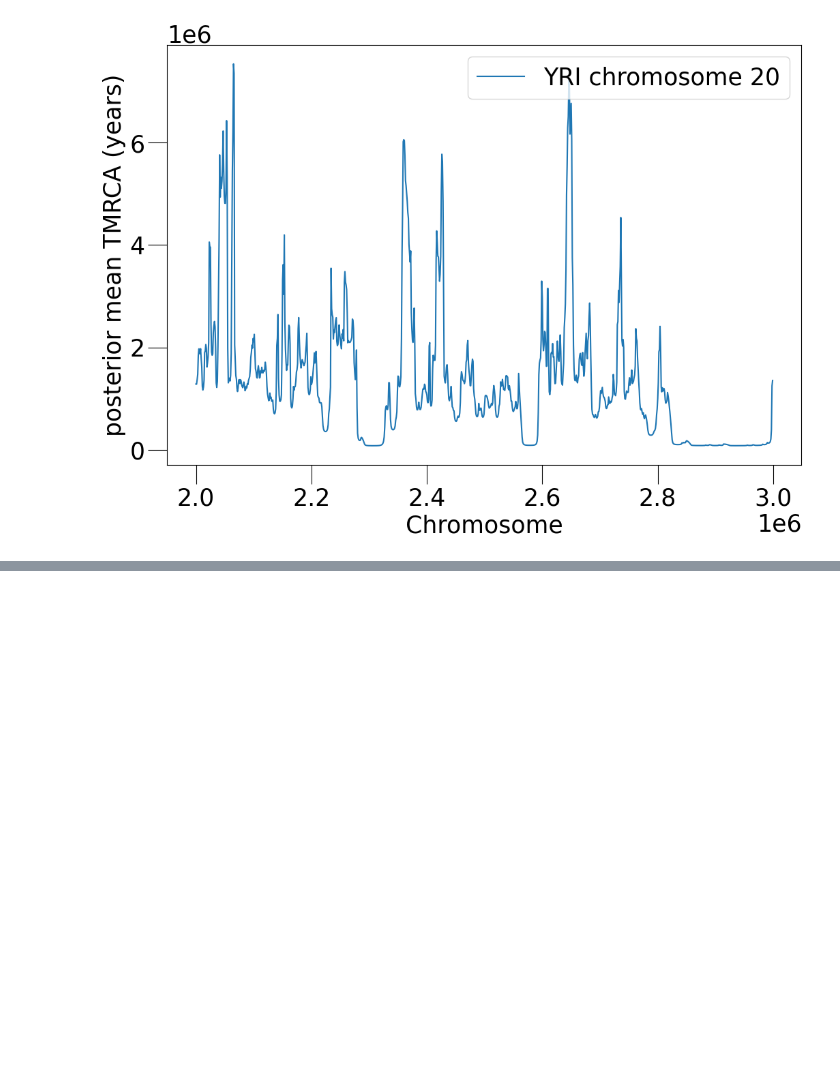
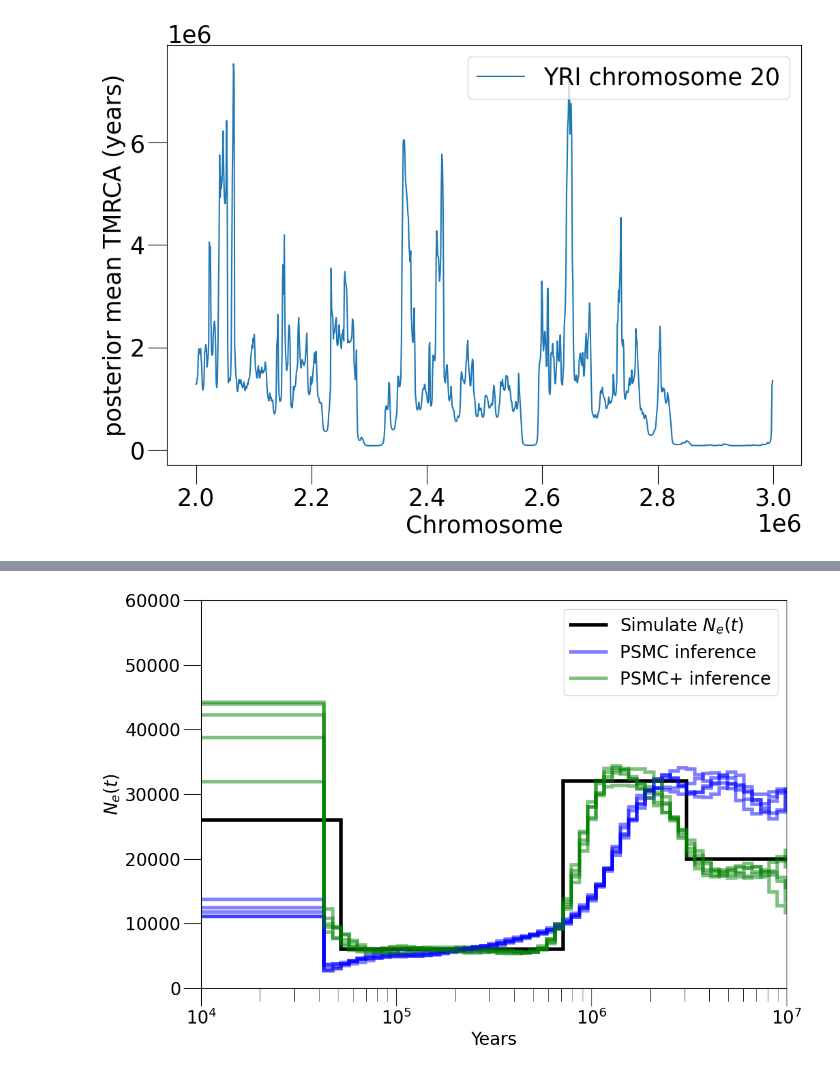
Before and after one commit to trevorcousins/PSMCplus, a Jupyter notebook: tutorial/Inference_tutorial.ipynb, the cells around one changed output, grey strips where cells are left out. Saved outputs shown, nothing was run; the diff lists cells and outputs as text; code cells hidden in the pictures; blank space fills up the shorter version.

```diff
--- a/tutorial/Inference_tutorial.ipynb
+++ b/tutorial/Inference_tutorial.ipynb
@@ -131,0 +460,19 @@ plt.legend()
+# %%
+# set parameters for simulation
+
+D=64
+spread_1=0.1
+spread_2=50
+N_size = 2e+04
+
+time_coalescent = time_intervals_fcn(D,spread_1,spread_2)
+time_gens = time_coalescent*2*N_size
+gen=29
+
+N_array = np.ones(shape=(D))
+N_array[0:3] = 1.3
+N_array[3:30] = 0.3
+N_array[30:45] = 1.6
+N_array = N_array*N_size
+
+ztheta = mean_mu*4*N_size
@@ -131,0 +537,40 @@ plt.legend()
+# %%
+time_years = time_gens*gen
+
+plt.stairs(edges=time_years,values=N_array,label="Simulate $N_e(t)$",baseline=None,linewidth=4,color="black")
+for rep in range(0,num_replicates):
+
+    const_file = f'/home/trevor/testing_varyingmuPSMCplus/copyme/inference_assumeconst_changingNe_rep{rep}_a{a}b{b}_final_parameters.txt'
+    final_params = np.loadtxt(const_file)
+    time_array = list(final_params[:,1])
+    time_array.insert(0,0)
+    time_array = np.array(time_array)
+    if rep==1:
+        zlab = 'PSMC inference'
+    else:
+        zlab = ''
+    plt.stairs(edges=(time_array/mu)*gen,values=(1/final_params[:,2])/mu,color="blue",label=zlab,linewidth=4,linestyle="solid",baseline=None,alpha=0.5)
+
+
+    varyi_file = f'/home/trevor/testing_varyingmuPSMCplus/copyme/inference_varyingrate_changingNe_rep{rep}_a{a}b{b}_final_parameters.txt'
+    final_params = np.loadtxt(varyi_file)
+    time_array = list(final_params[:,1])
+    time_array.insert(0,0)
+    time_array = np.array(time_array)
+    if rep==1:
+        zlab = 'PSMC+ inference'
+    else:
+        zlab = ''
+    plt.stairs(edges=(time_array/mu)*gen,values=(1/final_params[:,2])/mu,color="green",label=zlab,linewidth=4,linestyle="solid",baseline=None,alpha=0.5)
+
+
+plt.xlabel('Years')
+plt.xlim(1e+04,1e+07)
+plt.ylim(0,6e+04)
+plt.xscale('log')
+plt.ylabel('$N_e(t)$')
+plt.legend()
+plt.tick_params(which='major',length=20)
+plt.tick_params(which='minor',length=15)
+# %% [output]
+[figure, added]
```
Also changed, not shown: parts of 13 cells of this notebook.
